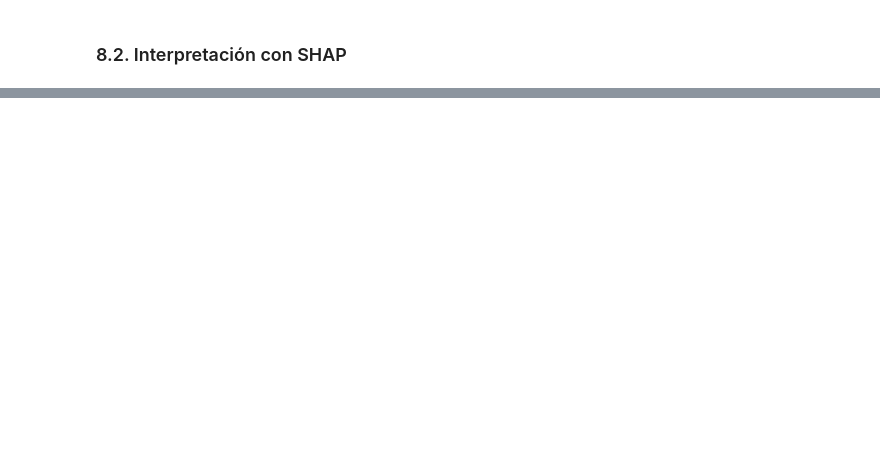
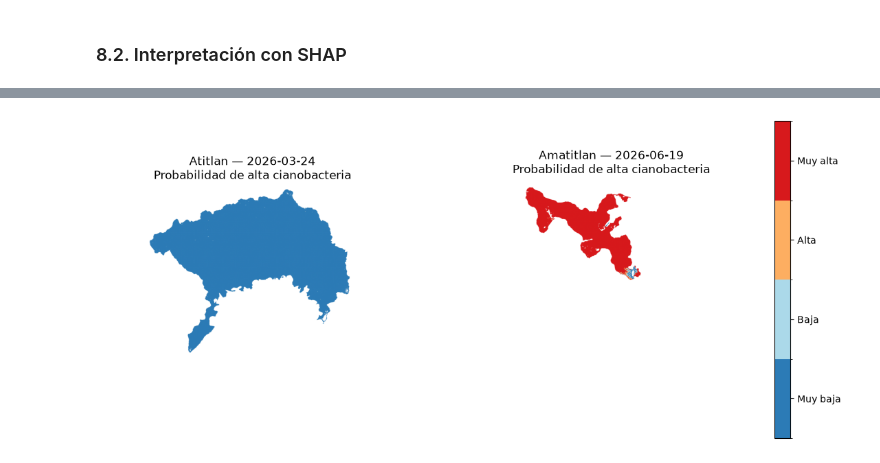
Before and after one commit to Albu231311/Lab4-DS, a Jupyter notebook: Laboratorio4Parte2.ipynb, the cells around one changed output, grey strips where cells are left out. Saved outputs shown, nothing was run; the diff lists cells and outputs as text; code cells hidden in the pictures; blank space fills up the shorter version.

```diff
--- a/Laboratorio4Parte2.ipynb
+++ b/Laboratorio4Parte2.ipynb
@@ -934,0 +1030,20 @@ plt.tight_layout(); plt.savefig("shap_summary.png", dpi=150); plt.show()
+# %%
+from matplotlib.colors import ListedColormap, BoundaryNorm
+
+bins = [0, 0.25, 0.5, 0.75, 1.0]
+etiquetas = ["Muy baja", "Baja", "Alta", "Muy alta"]
+cmap = ListedColormap(["#2c7bb6", "#abd9e9", "#fdae61", "#d7191c"])
+norm = BoundaryNorm(bins, cmap.N)
+
+fig, axs = plt.subplots(1, 2, figsize=(13, 6))
+for ax, (lago, fecha) in zip(axs, fechas_mapa.items()):
+    im = ax.imshow(resultados_mapa[lago]["mapa_proba"], cmap=cmap, norm=norm)
+    ax.set_title(f"{lago.capitalize()} — {fecha}\nProbabilidad de alta cianobacteria")
+    ax.axis("off")
+
+cbar = fig.colorbar(im, ax=axs, ticks=[0.125, 0.375, 0.625, 0.875], fraction=0.03, pad=0.02)
+cbar.ax.set_yticklabels(etiquetas)
+plt.savefig("mapas_predictivos.png", dpi=150, bbox_inches="tight")
+plt.show()
+# %% [output]
+[figure, added]
```
Also changed, not shown: parts of 18 cells of this notebook, 4 other files.
